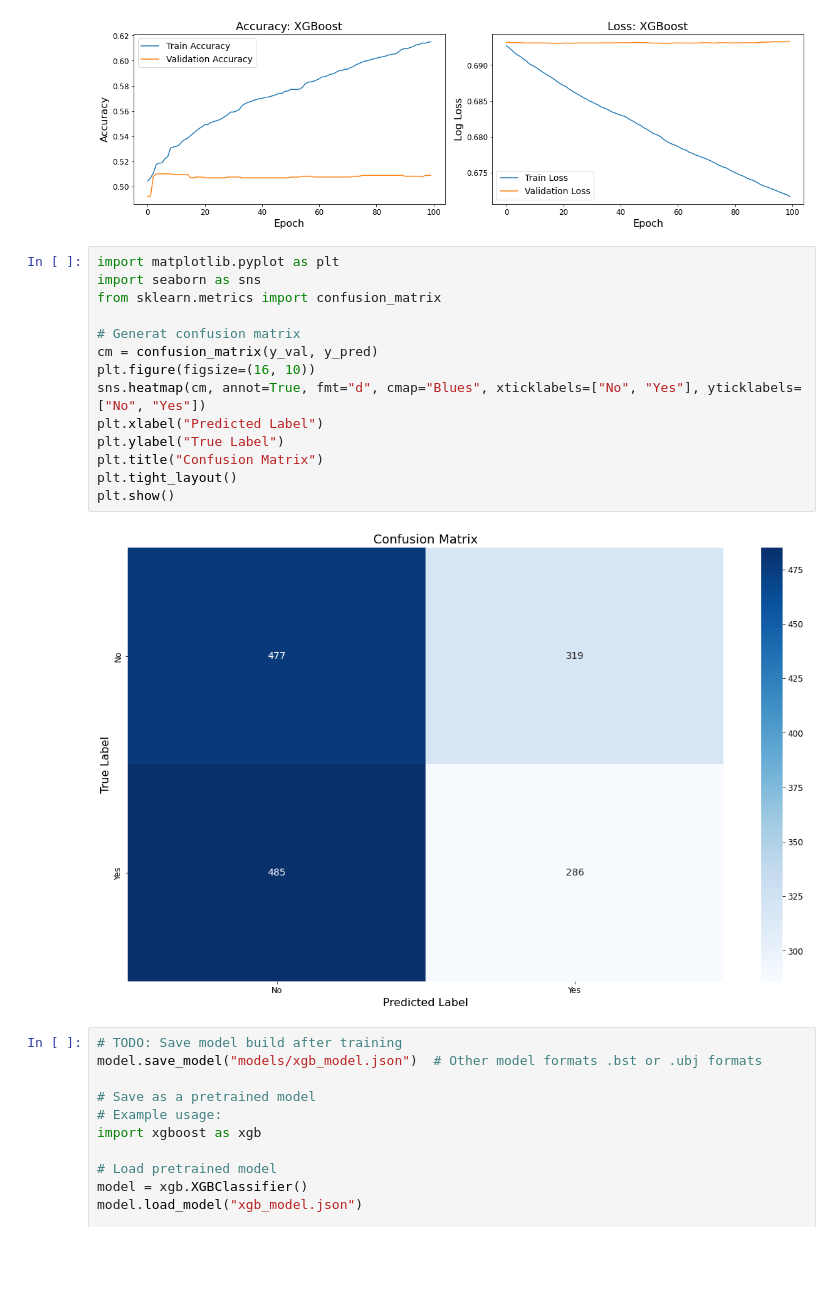
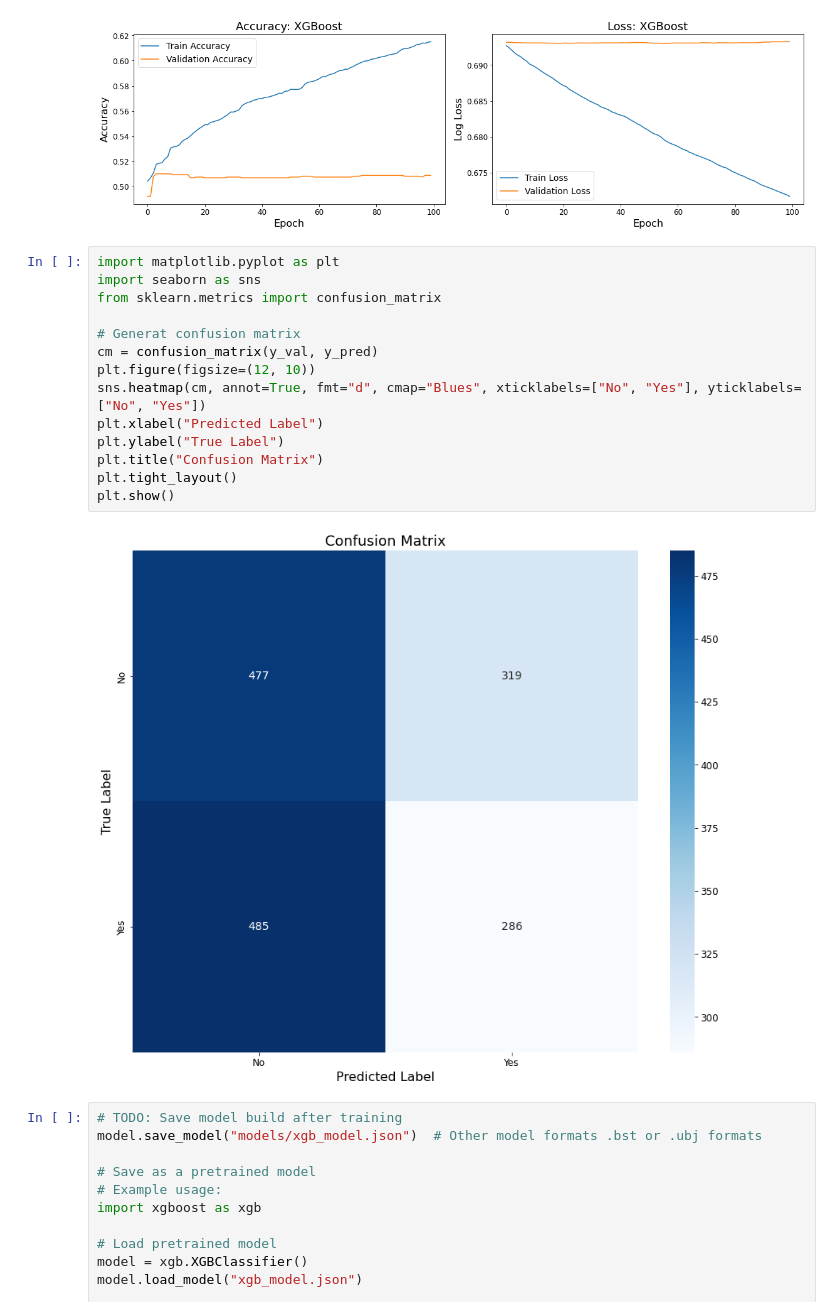
Before and after one commit to rcghpge/version-cv, a Jupyter notebook: notebooks/model4.ipynb, the cells around one changed output. Cells and saved outputs as stored; diff of their text form; blank space fills up the shorter version.

```diff
--- a/notebooks/model4.ipynb
+++ b/notebooks/model4.ipynb
@@ -186,19 +186,19 @@ plt.show()
 # %%
 import matplotlib.pyplot as plt
 import seaborn as sns
 from sklearn.metrics import confusion_matrix
 
 # Generat confusion matrix
 cm = confusion_matrix(y_val, y_pred)
-plt.figure(figsize=(16, 10))
+plt.figure(figsize=(12, 10))
 sns.heatmap(cm, annot=True, fmt="d", cmap="Blues", xticklabels=["No", "Yes"], yticklabels=["No", "Yes"])
 plt.xlabel("Predicted Label")
 plt.ylabel("True Label")
 plt.title("Confusion Matrix")
 plt.tight_layout()
 plt.show()
 # %% [output]
-[figure, old version]
+[figure, new version]
 # %%
 # TODO: Save model build after training
 model.save_model("models/xgb_model.json")  # Other model formats .bst or .ubj formats
```
